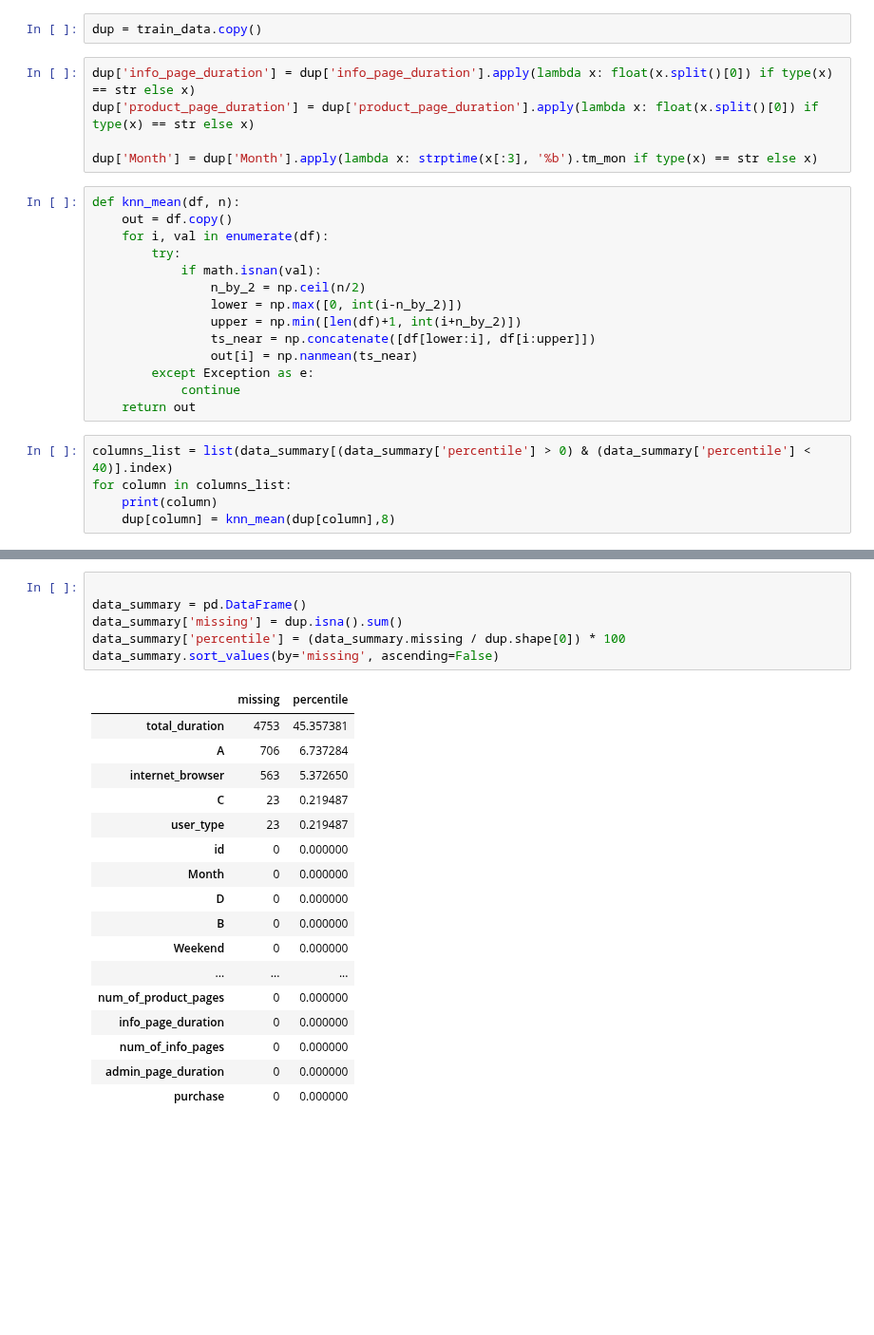
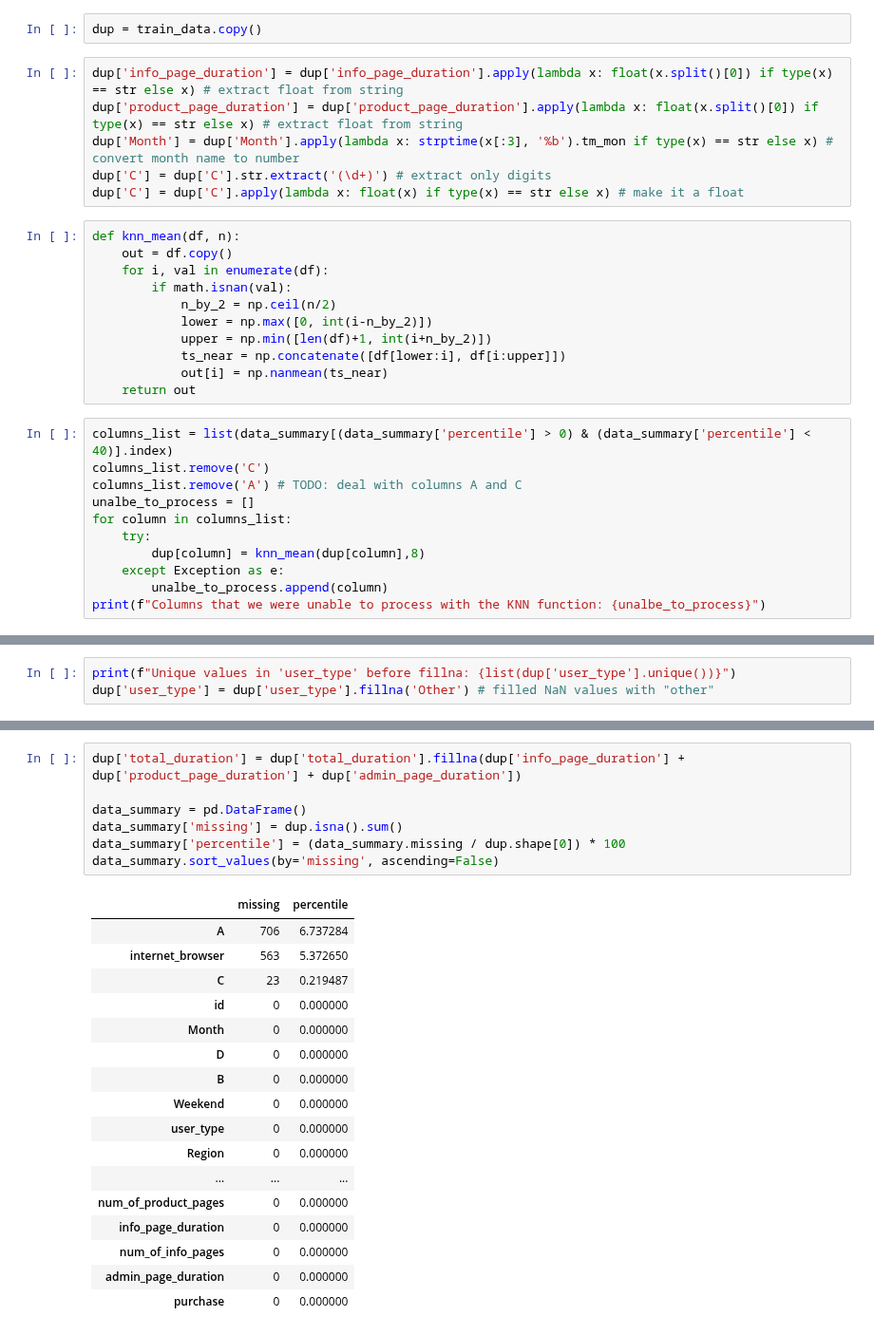
Before and after one commit to mikisegall/ml_final_project, a Jupyter notebook: avi_test.ipynb, the cells around one changed output, grey strips where cells are left out. Shown at 95% size. Cells and saved outputs as stored; diff of their text form; blank space fills up the shorter version.

Commit message:
filled some more nans

```diff
--- a/avi_test.ipynb
+++ b/avi_test.ipynb
@@ -166,27 +166,31 @@ For other fields, we will use KNN to try and fill-in the missing data. But first
 # %%
 dup = train_data.copy()
 # %%
-dup['info_page_duration'] = dup['info_page_duration'].apply(lambda x: float(x.split()[0]) if type(x) == str else x)
-dup['product_page_duration'] = dup['product_page_duration'].apply(lambda x: float(x.split()[0]) if type(x) == str else x)
-
-dup['Month'] = dup['Month'].apply(lambda x: strptime(x[:3], '%b').tm_mon if type(x) == str else x)
+dup['info_page_duration'] = dup['info_page_duration'].apply(lambda x: float(x.split()[0]) if type(x) == str else x) # extract float from string
+dup['product_page_duration'] = dup['product_page_duration'].apply(lambda x: float(x.split()[0]) if type(x) == str else x) # extract float from string
+dup['Month'] = dup['Month'].apply(lambda x: strptime(x[:3], '%b').tm_mon if type(x) == str else x) # convert month name to number
+dup['C'] = dup['C'].str.extract('(\d+)') # extract only digits
+dup['C'] = dup['C'].apply(lambda x: float(x) if type(x) == str else x) # make it a float
 # %%
 def knn_mean(df, n):
     out = df.copy()
     for i, val in enumerate(df):
-        try:
-            if math.isnan(val):
-                n_by_2 = np.ceil(n/2)
-                lower = np.max([0, int(i-n_by_2)])
-                upper = np.min([len(df)+1, int(i+n_by_2)])
-                ts_near = np.concatenate([df[lower:i], df[i:upper]])
-                out[i] = np.nanmean(ts_near)
-        except Exception as e:
-            continue
+        if math.isnan(val):
+            n_by_2 = np.ceil(n/2)
+            lower = np.max([0, int(i-n_by_2)])
+            upper = np.min([len(df)+1, int(i+n_by_2)])
+            ts_near = np.concatenate([df[lower:i], df[i:upper]])
+            out[i] = np.nanmean(ts_near)
     return out
 # %%
 columns_list = list(data_summary[(data_summary['percentile'] > 0) & (data_summary['percentile'] < 40)].index)
+columns_list.remove('C')
+columns_list.remove('A') # TODO: deal with columns A and C
+unalbe_to_process = []
 for column in columns_list:
-    print(column)
-    dup[column] = knn_mean(dup[column],8)
+    try:
+        dup[column] = knn_mean(dup[column],8)
+    except Exception as e:
+        unalbe_to_process.append(column)
+print(f"Columns that we were unable to process with the KNN function: {unalbe_to_process}")
 # %% [output]
@@ -211,0 +200,3 @@ C
+# %%
+print(f"Unique values in 'user_type' before fillna: {list(dup['user_type'].unique())}")
+dup['user_type'] = dup['user_type'].fillna('Other') # filled NaN values with "other"
@@ -212,21 +224,22 @@ C
 # %%
+dup['total_duration'] = dup['total_duration'].fillna(dup['info_page_duration'] + dup['product_page_duration'] + dup['admin_page_duration'])
 
 data_summary = pd.DataFrame()
 data_summary['missing'] = dup.isna().sum()
 data_summary['percentile'] = (data_summary.missing / dup.shape[0]) * 100
 data_summary.sort_values(by='missing', ascending=False)
 # %% [output]
 |  | missing | percentile |
-| total_duration | 4753 | 45.357381 |
 | A | 706 | 6.737284 |
 | internet_browser | 563 | 5.372650 |
 | C | 23 | 0.219487 |
-| user_type | 23 | 0.219487 |
 | id | 0 | 0.000000 |
 | Month | 0 | 0.000000 |
 | D | 0 | 0.000000 |
 | B | 0 | 0.000000 |
 | Weekend | 0 | 0.000000 |
+| user_type | 0 | 0.000000 |
+| Region | 0 | 0.000000 |
 | ... | ... | ... |
 | num_of_product_pages | 0 | 0.000000 |
 | info_page_duration | 0 | 0.000000 |
```
Also changed, not shown: parts of 8 cells of this notebook.
